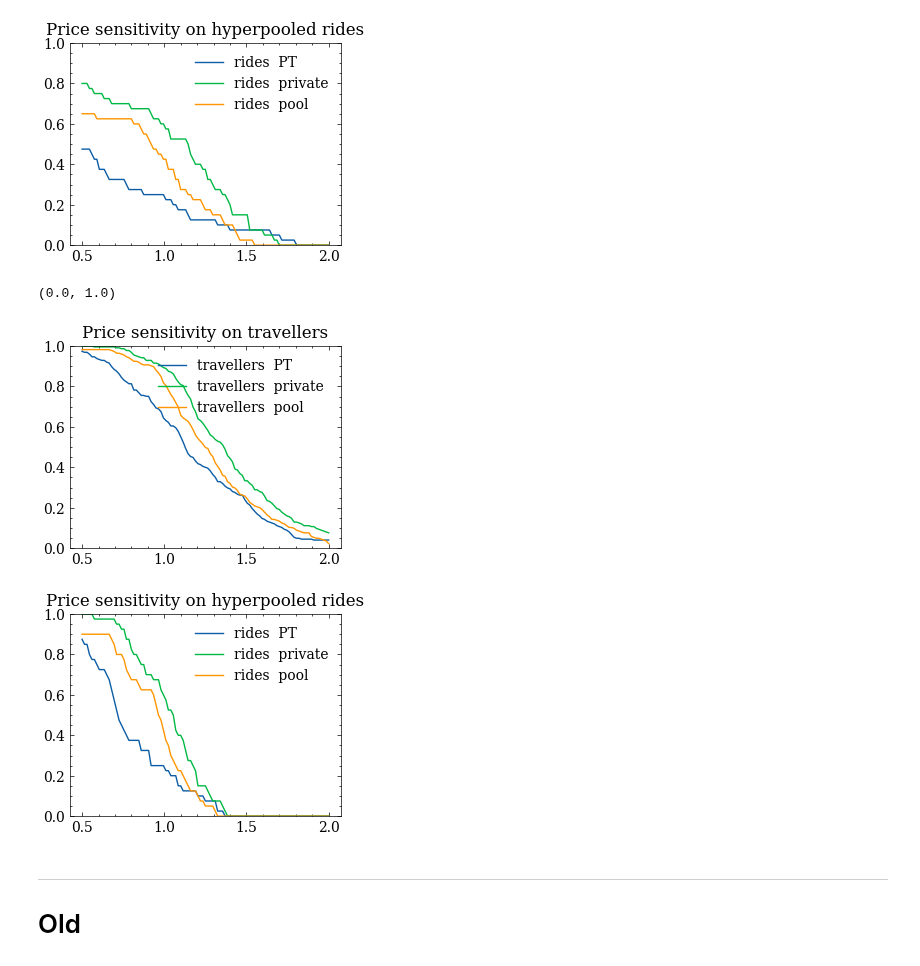
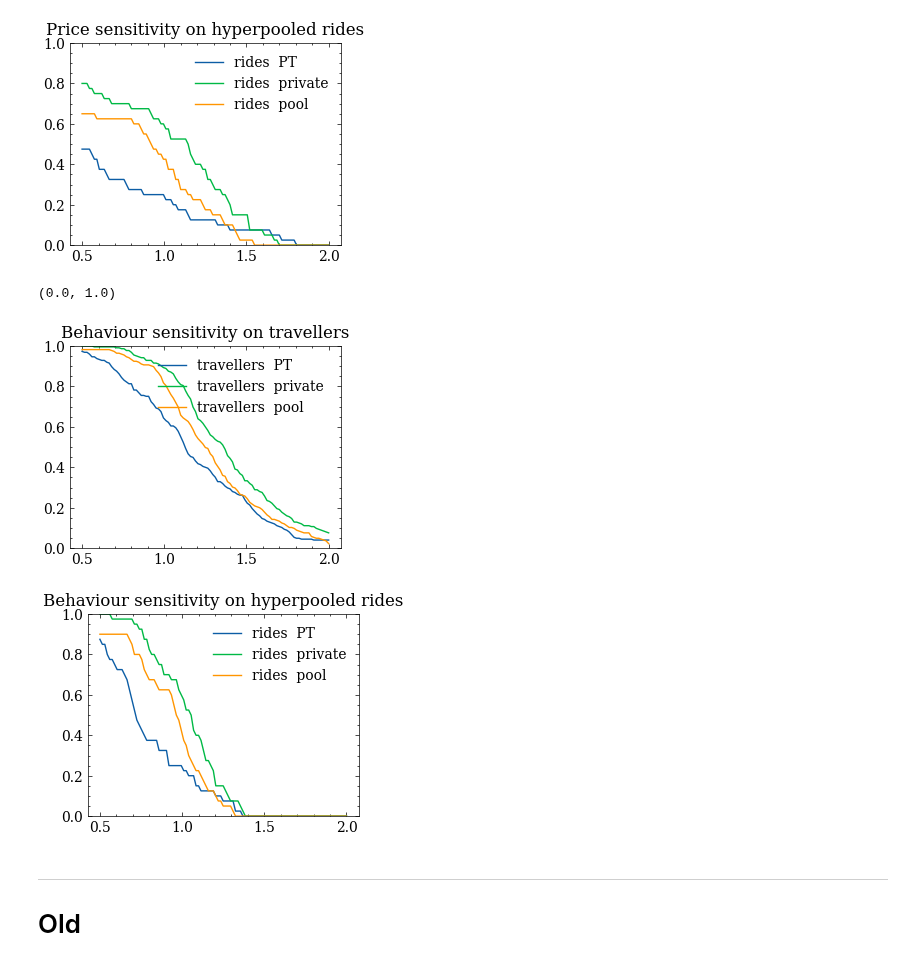
Before and after one commit to RafalKucharskiPK/ExMAS, a Jupyter notebook: ExMAS/spinoffs/tndp/ExExMAS_results_npj_rev1.ipynb, the cells around one changed output. Cells and saved outputs as stored; diff of their text form; code cells hidden in the pictures.

```diff
--- a/ExMAS/spinoffs/tndp/ExExMAS_results_npj_rev1.ipynb
+++ b/ExMAS/spinoffs/tndp/ExExMAS_results_npj_rev1.ipynb
@@ -356,35 +356,35 @@ plt.ylim((0,1))
 # %%
 res = dict()
 for multiplier in np.linspace(0.5,2,101):
     df['u_ms_multiplier']= df.fare* params.price + \
                         df.VoT*multiplier * (params.walk_discomfort * (df.orig_walk_time + df.dest_walk_time) +
                                        params.multi_stop_WtS * df.ttrav +
                                        params.delay_value * df.delay)
     df['attractive_PT'] = df['u_ms_multiplier']<df['u_PT']
 
 
     df['attractive_private'] = df['u_ms_multiplier']<df['u_private']
 
 
     df['attractive_pool'] = df['u_ms_multiplier']<df['u_d2d']
 
 
     res[multiplier]={"travellers  PT":df.attractive_PT.sum()/df.shape[0],
                      "travellers  private ":df.attractive_private.sum()/df.shape[0],
                      "travellers  pool ":df.attractive_pool.sum()/df.shape[0],
                      "rides  PT": df.groupby('ride').attractive_PT.min().sum()/df.ride.nunique(),
                      "rides  private": df.groupby('ride').attractive_private.min().sum()/df.ride.nunique(),
                      "rides  pool": df.groupby('ride').attractive_pool.min().sum()/df.ride.nunique()}
 
 res = pd.DataFrame(res).T
-res[res.columns[0:3]].plot(title="Price sensitivity on travellers")
+res[res.columns[0:3]].plot(title="Behaviour sensitivity on travellers")
 plt.ylim((0,1))
-res[res.columns[3:6]].plot(title="Price sensitivity on hyperpooled rides")
+res[res.columns[3:6]].plot(title="Behaviour sensitivity on hyperpooled rides")
 plt.ylim((0,1))
 # %% [output]
 (0.0, 1.0)
-[figure, old version]
+[figure, new version]
-[figure, old version]
+[figure, new version]
 # %% [markdown]
 -----
 
```
